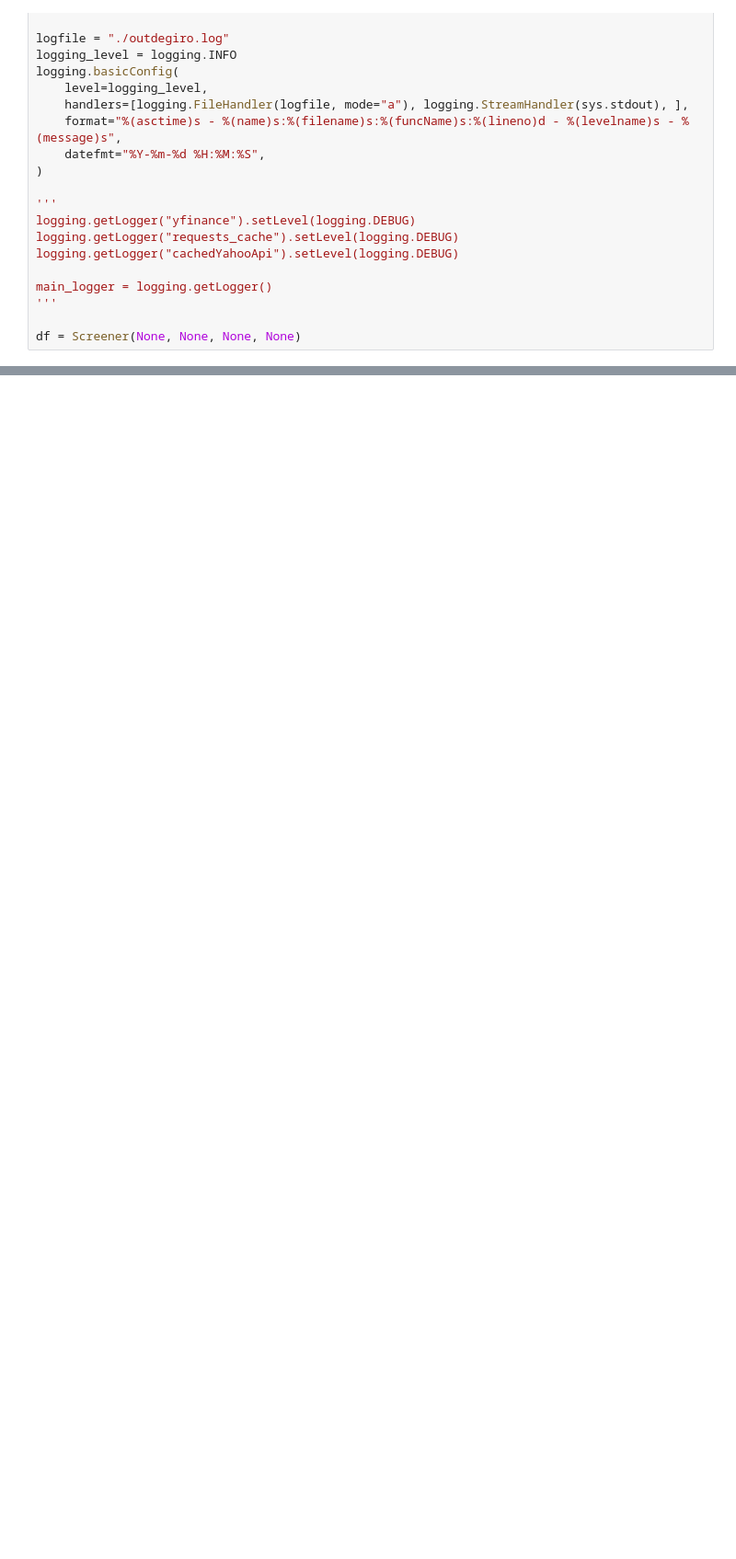
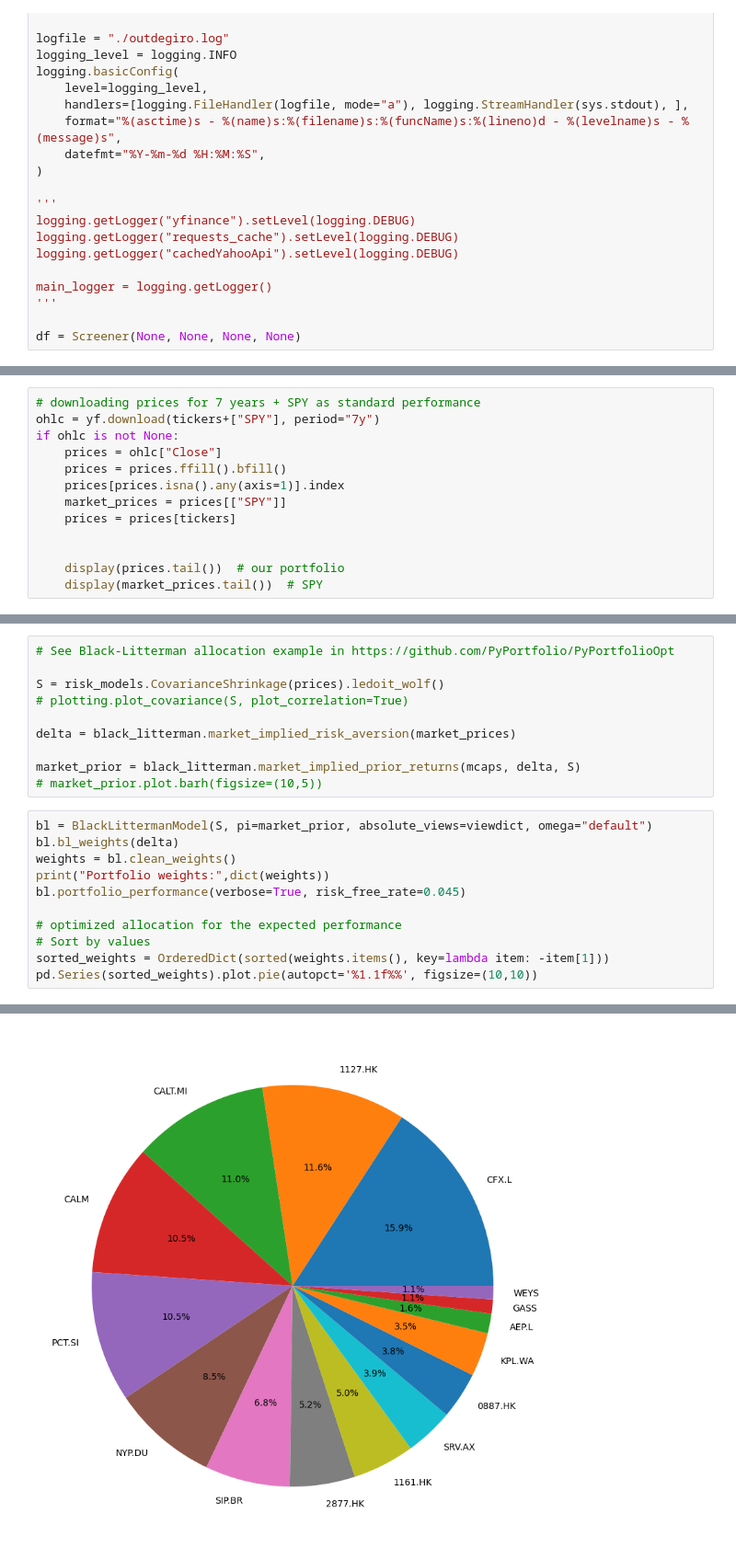
Before and after one commit to facoptere/screener, a Jupyter notebook: .degiro_screener.ipynb, the cells around one changed output, grey strips where cells are left out. Shown at 92% size. Cells and saved outputs as stored; diff of their text form; blank space fills up the shorter version.

Commit message:
Improve Yahoo! ticker search, replace ISIN by Yahoo! ticker in "extrait.csv", add portfolio allocation using https://github.com/PyPortfolio/PyPortfolioOpt in the notebook

```diff
--- a/.degiro_screener.ipynb
+++ b/.degiro_screener.ipynb
@@ -70,0 +103,13 @@ ddf = build_csv(ddf, crit, critRemoveRegex, columns, "extrait.csv", ";", "%.1f",
+# %%
+# downloading prices for 7 years + SPY as standard performance
+ohlc = yf.download(tickers+["SPY"], period="7y")
+if ohlc is not None:
+    prices = ohlc["Close"]
+    prices = prices.ffill().bfill()
+    prices[prices.isna().any(axis=1)].index
+    market_prices = prices[["SPY"]]
+    prices = prices[tickers]
+
+
+    display(prices.tail())  # our portfolio
+    display(market_prices.tail())  # SPY
@@ -70,0 +132,22 @@ ddf = build_csv(ddf, crit, critRemoveRegex, columns, "extrait.csv", ";", "%.1f",
+# %%
+# See Black-Litterman allocation example in https://github.com/PyPortfolio/PyPortfolioOpt
+
+S = risk_models.CovarianceShrinkage(prices).ledoit_wolf()
+# plotting.plot_covariance(S, plot_correlation=True)
+
+delta = black_litterman.market_implied_risk_aversion(market_prices)
+
+market_prior = black_litterman.market_implied_prior_returns(mcaps, delta, S)
+# market_prior.plot.barh(figsize=(10,5))
+# %%
+bl = BlackLittermanModel(S, pi=market_prior, absolute_views=viewdict, omega="default")
+bl.bl_weights(delta)
+weights = bl.clean_weights()
+print("Portfolio weights:",dict(weights))
+bl.portfolio_performance(verbose=True, risk_free_rate=0.045)
+
+# optimized allocation for the expected performance
+# Sort by values
+sorted_weights = OrderedDict(sorted(weights.items(), key=lambda item: -item[1]))
+pd.Series(sorted_weights).plot.pie(autopct='%1.1f%%', figsize=(10,10))
+# %% [output]
@@ -70,0 +159 @@ ddf = build_csv(ddf, crit, critRemoveRegex, columns, "extrait.csv", ";", "%.1f",
+[figure, added]
```
Also changed, not shown: parts of 6 cells of this notebook, 5 other files.
